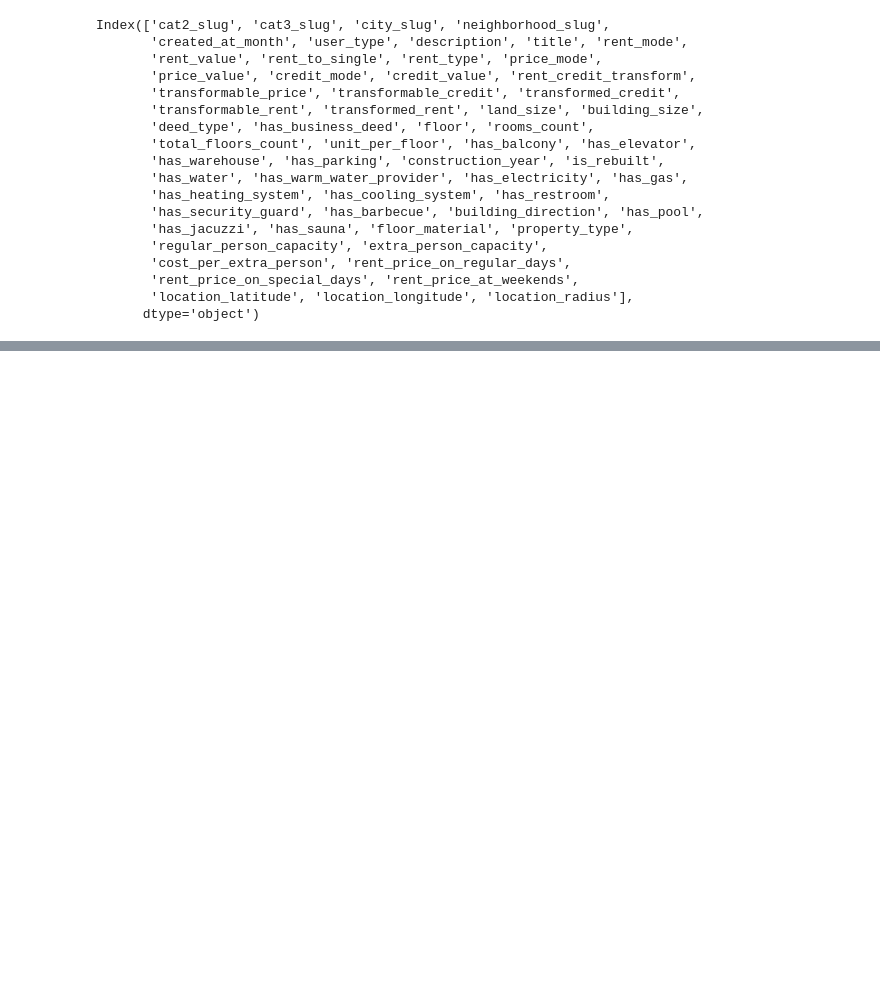
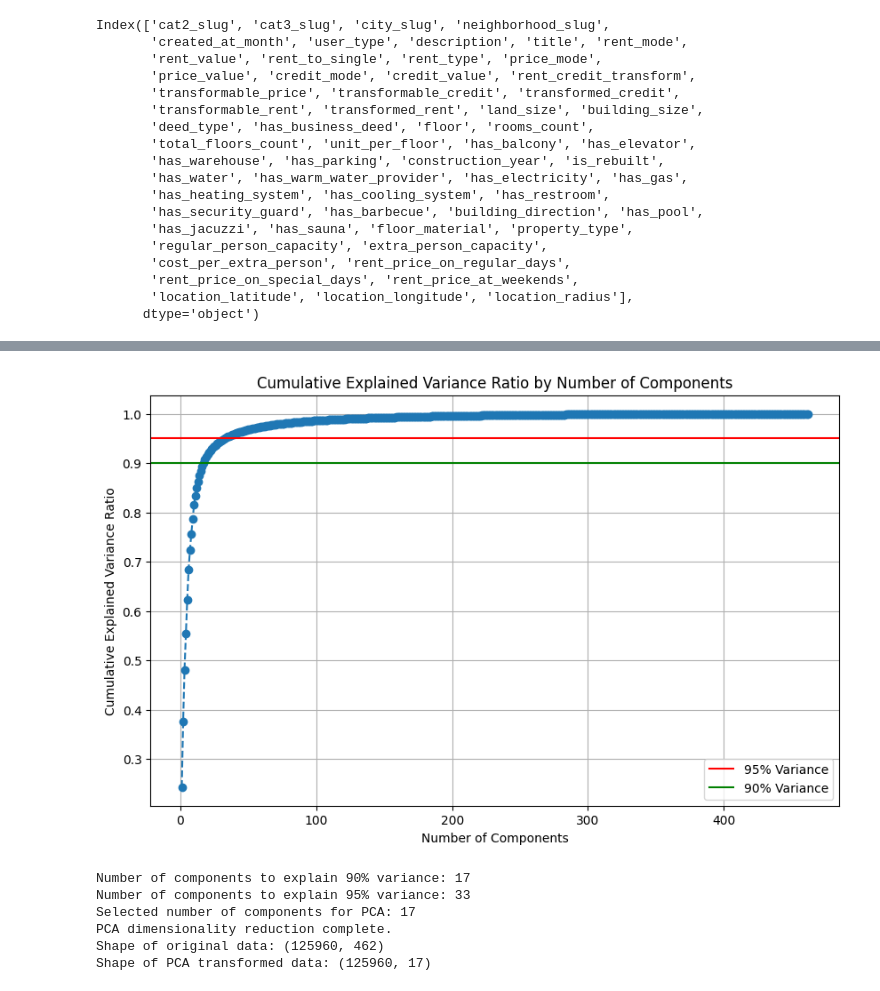
Before and after one commit to farnoushshahin/Minute, a Jupyter notebook: Divar (1).ipynb, the cells around one changed output, grey strips where cells are left out. Saved outputs shown, nothing was run; the diff lists cells and outputs as text; code cells hidden in the pictures; blank space fills up the shorter version.

Commit message:
add PCA and Kmeans Clustering
Kmeans,Elbow,silhouette score and PCA was implemented

```diff
--- a/Divar (1).ipynb
+++ b/Divar (1).ipynb
@@ -778,0 +1273,54 @@ Index(['cat2_slug', 'cat3_slug', 'city_slug', 'neighborhood_slug',
+# %%
+# Instantiate PCA without specifying n_components to analyze explained variance
+pca = PCA()
+
+# Fit PCA to the final clustering DataFrame
+pca.fit(df_final_clustering)
+
+# Calculate cumulative explained variance ratio
+cumulative_variance = np.cumsum(pca.explained_variance_ratio_)
+
+# Plot cumulative explained variance ratio
+plt.figure(figsize=(10, 6))
+plt.plot(range(1, len(cumulative_variance) + 1), cumulative_variance, marker='o', linestyle='--')
+plt.title('Cumulative Explained Variance Ratio by Number of Components')
+plt.xlabel('Number of Components')
+plt.ylabel('Cumulative Explained Variance Ratio')
+plt.grid(True)
+plt.axhline(y=0.95, color='r', linestyle='-', label='95% Variance')
+plt.axhline(y=0.90, color='g', linestyle='-', label='90% Variance')
+plt.legend()
+plt.show()
+
+# Determine the number of components for 90% and 95% variance
+num_components_90 = np.where(cumulative_variance >= 0.90)[0][0] + 1
+num_components_95 = np.where(cumulative_variance >= 0.95)[0][0] + 1
+
+print(f"Number of components to explain 90% variance: {num_components_90}")
+print(f"Number of components to explain 95% variance: {num_components_95}")
+
+# Choose an appropriate number of components (e.g., for 90% variance) for further analysis
+n_components_selected = num_components_90 # Or choose 95% based on judgment
+
+print(f"Selected number of components for PCA: {n_components_selected}")
+
+# Re-instantiate PCA with the selected number of components
+pca_final = PCA(n_components=n_components_selected)
+
+# Fit and transform the data
+df_pca_transformed = pca_final.fit_transform(df_final_clustering)
+
+# Create a new DataFrame with the PCA-transformed data
+df_pca = pd.DataFrame(data=df_pca_transformed, columns=[f'PC{i+1}' for i in range(n_components_selected)])
+
+print("PCA dimensionality reduction complete.")
+print(f"Shape of original data: {df_final_clustering.shape}")
+print(f"Shape of PCA transformed data: {df_pca.shape}")
+# %% [output]
+[figure, added]
+Number of components to explain 90% variance: 17
+Number of components to explain 95% variance: 33
+Selected number of components for PCA: 17
+PCA dimensionality reduction complete.
+Shape of original data: (125960, 462)
+Shape of PCA transformed data: (125960, 17)
```
Also changed, not shown: parts of 39 cells of this notebook.
